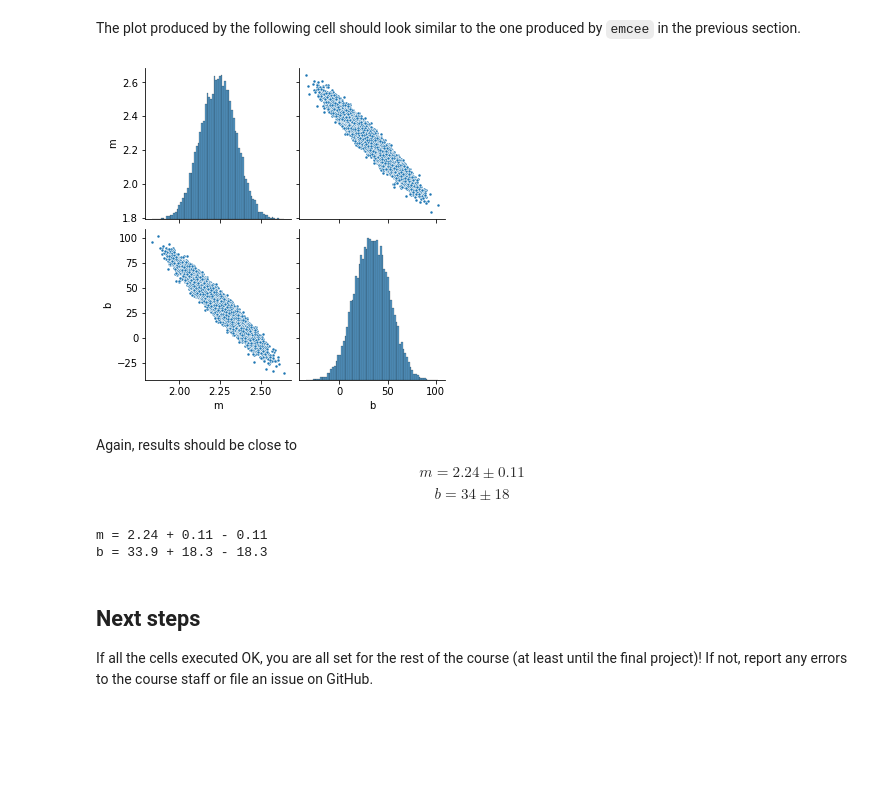
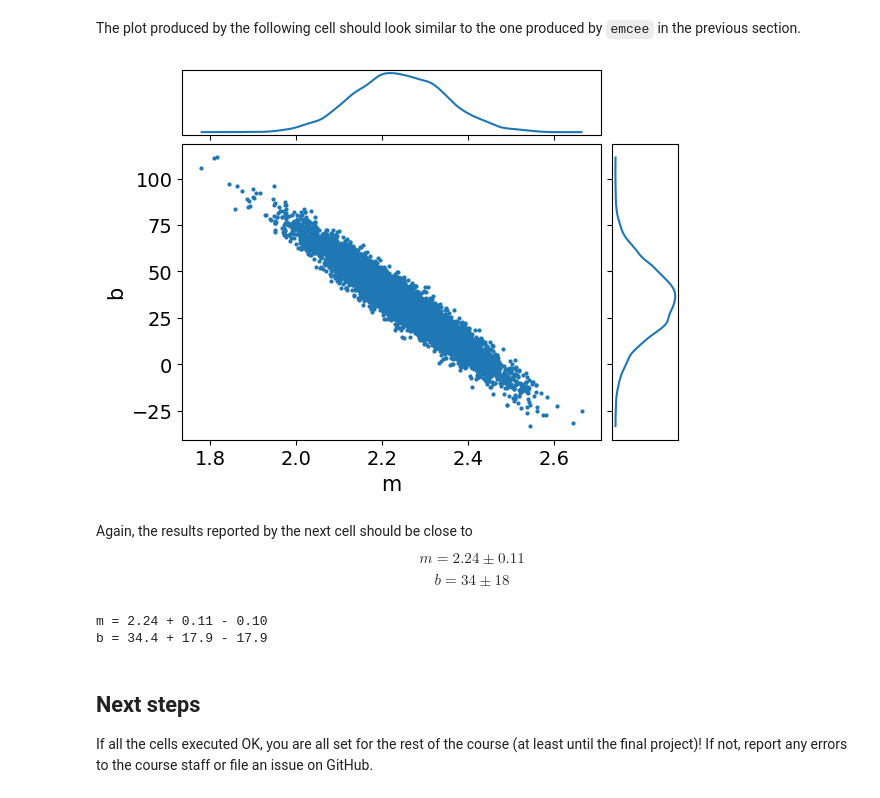
Before and after one commit to phys201/data-analysis-in-python, a Jupyter notebook: test_notebook.ipynb, the cells around one changed output. Cells and saved outputs as stored; diff of their text form; code cells hidden in the pictures; blank space fills up the shorter version.

```diff
--- a/test_notebook.ipynb
+++ b/test_notebook.ipynb
@@ -304,7 +307,7 @@ pm.model_to_graphviz(linear_model)
 Running the following cell starts the sampler.  It should take a minute or less to sample.  You might get a warning saying &ldquo;The acceptance probability does not match the target&rdquo; and/or &ldquo;The number of effective samples is smaller than 25% for some parameters.&rdquo; You can ignore these warnings.
 # %%
 with linear_model:
-    trace = pm.sample(5000, return_inferencedata=False)
+    idata = pm.sample(5000)
 # %% [output]
 Auto-assigning NUTS sampler...
 Initializing NUTS using jitter+adapt_diag...
@@ -319,24 +318,24 @@ df_trace = pm.trace_to_dataframe(trace)
 # %% [markdown]
 The plot produced by the following cell should look similar to the one produced by `emcee` in the previous section.
 # %%
-sns.pairplot(df_trace, markers='.');
+az.plot_pair(idata, marginals=True);
 # %% [output]
-[figure, old version]
+[figure, new version]
 # %% [markdown]
-Again, results should be close to
+Again, the results reported by the next cell should be close to
 $$ m = 2.24 \pm 0.11 $$
 $$ b = 34 \pm 18 $$
-# %%
-q = df_trace.quantile([0.16,0.50,0.84], axis=0)
-print("m = {:.2f} + {:.2f} - {:.2f}".format(q['m'][0.50],
-                                            q['m'][0.84]-q['m'][0.50],
-                                            q['m'][0.50]-q['m'][0.16]))
-print("b = {:.1f} + {:.1f} - {:.1f}".format(q['b'][0.50],
-                                            q['b'][0.84]-q['b'][0.50],
-                                            q['b'][0.50]-q['b'][0.16]))
-# %% [output]
-m = 2.24 + 0.11 - 0.11
-b = 33.9 + 18.3 - 18.3
+# %%
+q = idata.posterior.quantile([0.16,0.50,0.84], dim=('chain', 'draw'))
+print("m = {:.2f} + {:.2f} - {:.2f}".format(q.sel(quantile=0.50)['m'],
+                                            q.sel(quantile=0.84)['m']-q.sel(quantile=0.50)['m'],
+                                            q.sel(quantile=0.50)['m']-q.sel(quantile=0.16)['m']))
+print("b = {:.1f} + {:.1f} - {:.1f}".format(q.sel(quantile=0.50)['b'],
+                                            q.sel(quantile=0.84)['b']-q.sel(quantile=0.50)['b'],
+                                            q.sel(quantile=0.50)['b']-q.sel(quantile=0.16)['b']))
+# %% [output]
+m = 2.24 + 0.11 - 0.10
+b = 34.4 + 17.9 - 17.9
 # %% [markdown]
 ## Next steps
 
```
Also changed, not shown: parts of 18 cells of this notebook, 1 other file.
